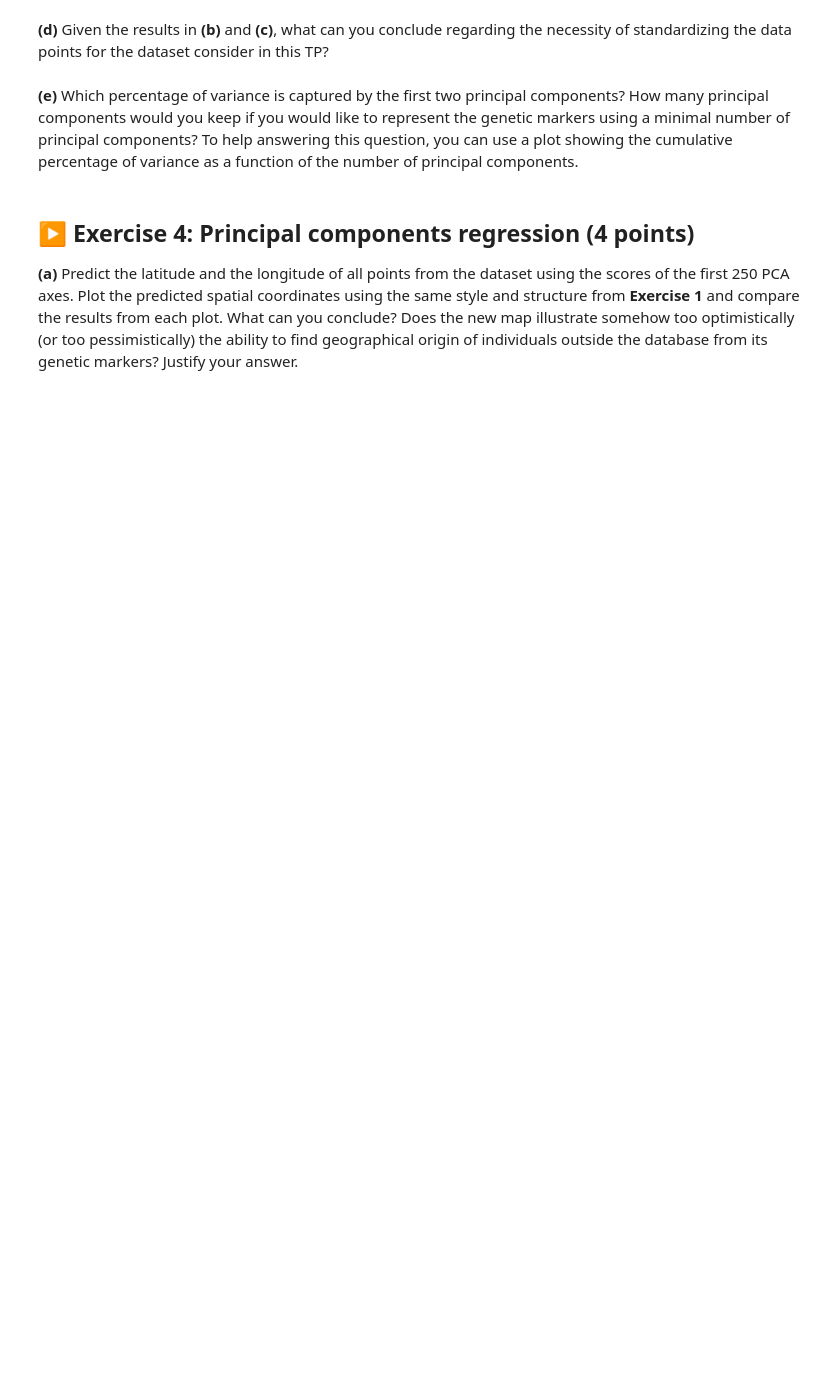
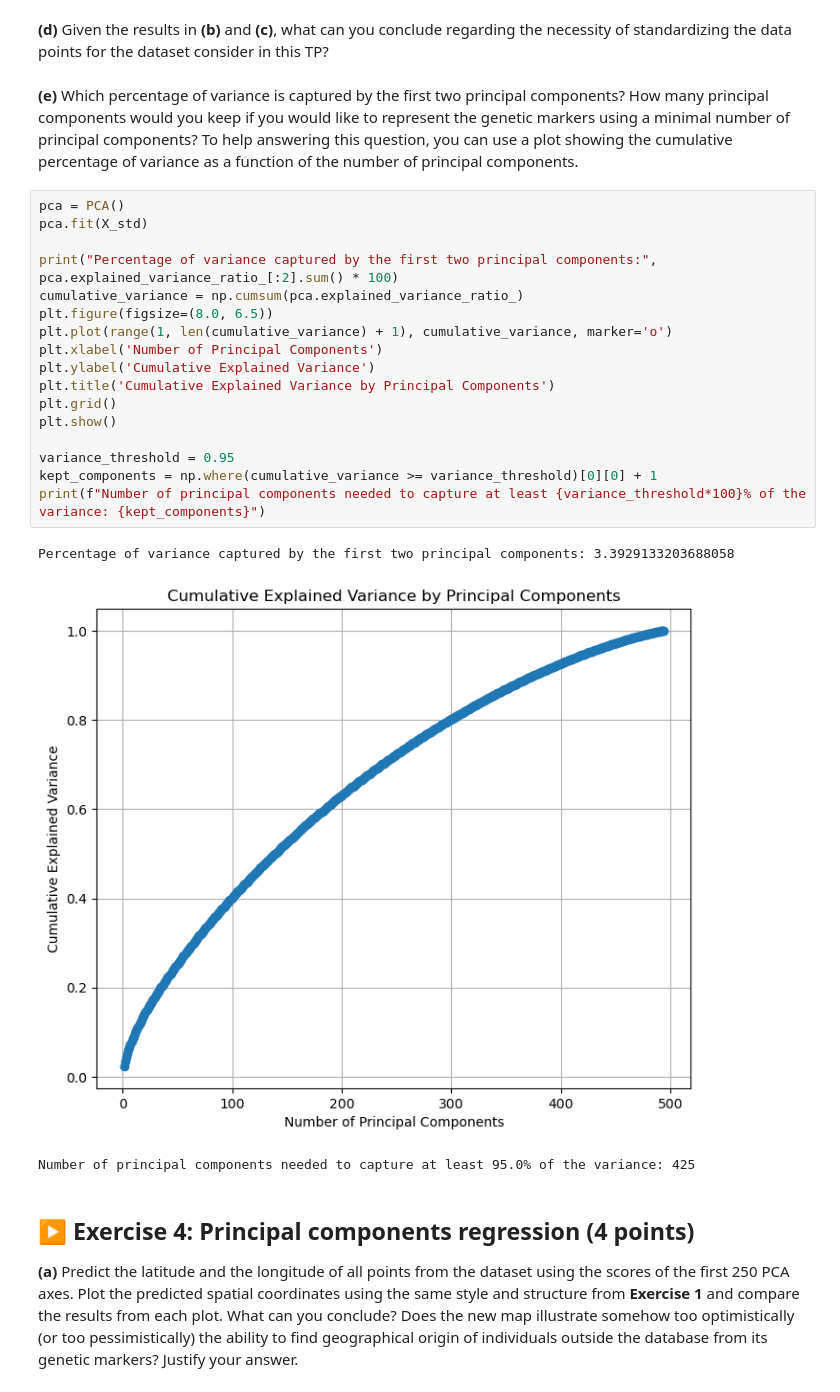
Before and after one commit to felixwl/isla, a Jupyter notebook: tp2/TP2.ipynb, the cells around one changed output. Cells and saved outputs as stored; diff of their text form; blank space fills up the shorter version.

```diff
--- a/tp2/TP2.ipynb
+++ b/tp2/TP2.ipynb
@@ -203,6 +260,27 @@ Redo the 2D scatter plot from item **(b)** on the normalized version of the data
 **(d)** Given the results in **(b)** and **(c)**, what can you conclude regarding the necessity of standardizing the data points for the dataset consider in this TP?
 # %% [markdown]
 **(e)** Which percentage of variance is captured by the first two principal components? How many principal components would you keep if you would like to represent the genetic markers using a minimal number of principal components? To help answering this question, you can use a plot showing the cumulative percentage of variance as a function of the number of principal components.
+# %%
+pca = PCA()
+pca.fit(X_std)
+
+print("Percentage of variance captured by the first two principal components:", pca.explained_variance_ratio_[:2].sum() * 100)
+cumulative_variance = np.cumsum(pca.explained_variance_ratio_)
+plt.figure(figsize=(8.0, 6.5))
+plt.plot(range(1, len(cumulative_variance) + 1), cumulative_variance, marker='o')
+plt.xlabel('Number of Principal Components')
+plt.ylabel('Cumulative Explained Variance')
+plt.title('Cumulative Explained Variance by Principal Components')
+plt.grid()
+plt.show()
+
+variance_threshold = 0.95
+kept_components = np.where(cumulative_variance >= variance_threshold)[0][0] + 1
+print(f"Number of principal components needed to capture at least {variance_threshold*100}% of the variance: {kept_components}")
+# %% [output]
+Percentage of variance captured by the first two principal components: 3.3929133203688058
+[figure, added]
+Number of principal components needed to capture at least 95.0% of the variance: 425
 # %% [markdown]
 ## ▶️ Exercise 4: Principal components regression (4 points)
 
```
Also changed, not shown: parts of 10 cells of this notebook.
